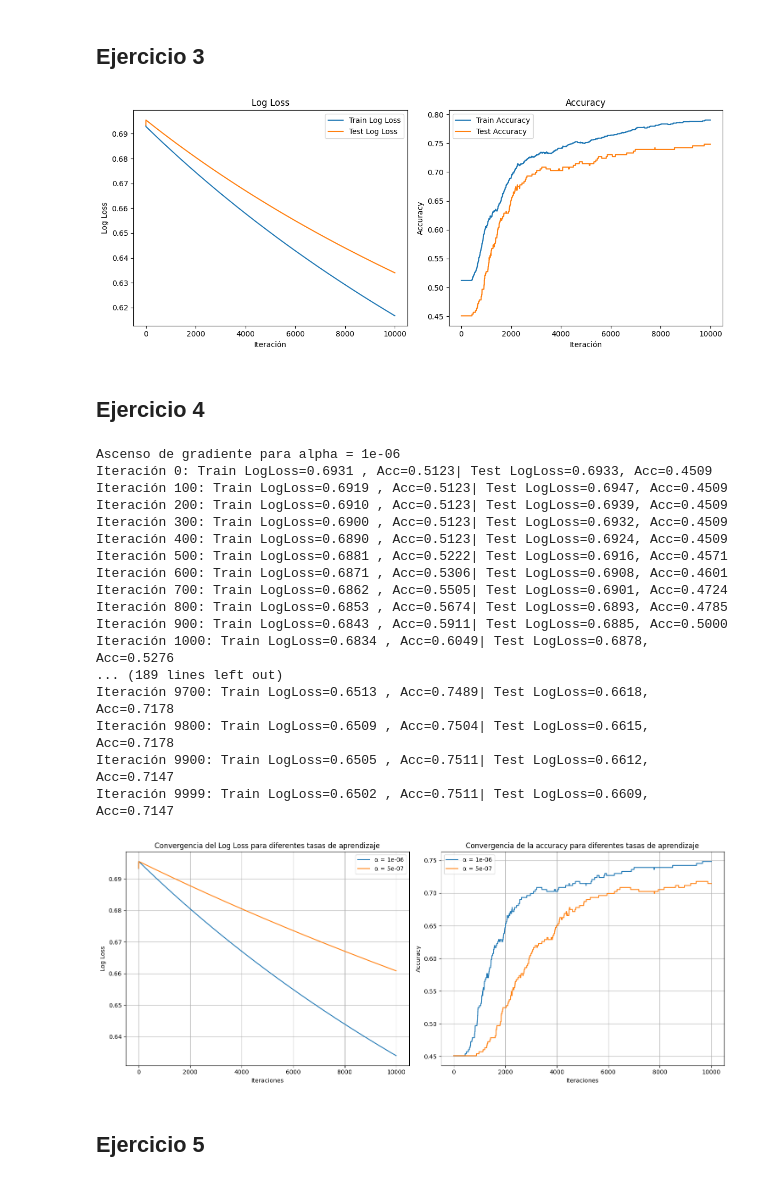
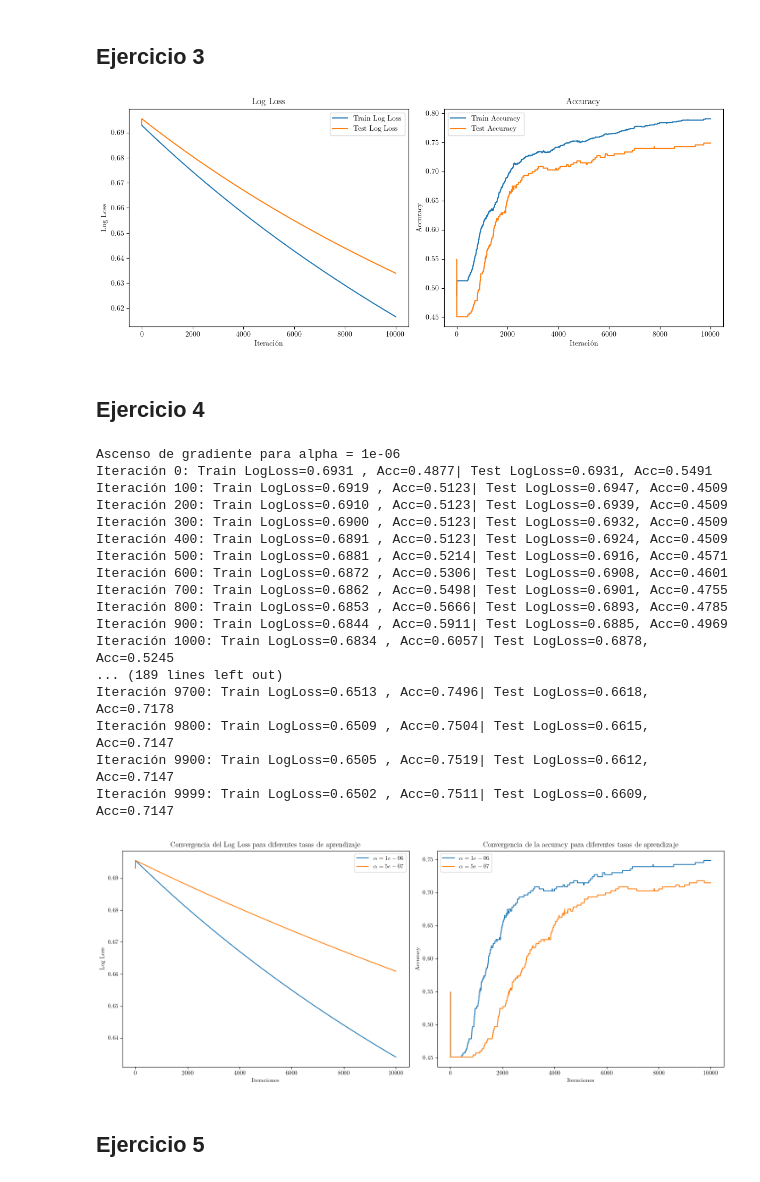
Before and after one commit to ngalindez/MET-TP2, a Jupyter notebook: codigo.ipynb, the cells around one changed output. Saved outputs shown, nothing was run; the diff lists cells and outputs as text; code cells hidden in the pictures.

```diff
--- a/codigo.ipynb
+++ b/codigo.ipynb
@@ -6,8 +8,8 @@ from process_images import *
 from numpy_to_pandas import numpy_to_pandas_dataset
 from utils import *
 
-# plt.rc('text', usetex=True)
-# plt.rc('font', family='serif')
+plt.rc('text', usetex=True)
+plt.rc('font', family='serif')
 # %%
 %load_ext autoreload
 %autoreload 2
@@ -264,0 +307,39 @@ Here is the full command invocation and its output:
+# %%
+# Valores de alpha a comparar
+valores_alpha = [1e-6, 1e-5, 5e-5]
+alpha_mse_lists = []
+alpha_acc_lists = []
+num_it = 10000
+
+for alpha in valores_alpha:
+    print(f"\nDescenso de gradiente para alpha = {alpha}")
+    w_final, b_final, metrics = gradient_descent(X_train_norm, y_train, X_test_norm, y_test, alpha=alpha, num_it=num_it)
+    alpha_mse_lists.append(metrics['test_mse_list'])
+    alpha_acc_lists.append(metrics['test_acc_list'])
+
+# Graficar resultados
+import matplotlib.pyplot as plt
+
+plt.figure(figsize=(15, 6))
+
+# MSE
+plt.subplot(1, 2, 1)
+for i, alpha in enumerate(valores_alpha):
+    plt.plot(alpha_mse_lists[i], label=f'$\\alpha = {alpha}$')
+plt.xlabel('Iteraciones')
+plt.ylabel('MSE')
+plt.title('MSE para tasas de aprendizaje')
+plt.legend()
+
+# Accuracy
+plt.subplot(1, 2, 2)
+for i, alpha in enumerate(valores_alpha):
+    plt.plot(alpha_acc_lists[i], label=f'$\\alpha = {alpha}$')
+plt.xlabel('Iteraciones')
+plt.ylabel('Accuracy')
+plt.title('Accuracy para tasas de aprendizaje')
+plt.legend()
+
+plt.tight_layout()
+plt.savefig('graficos/6.png', dpi=300)
+plt.show()
@@ -532,9 +632,9 @@ Iteración 9999: Train LogLoss=0.6167 , Acc=0.7902| Test LogLoss=0.6340, Acc=0.7
 # %% [markdown]
 ## Ejercicio 3
 # %%
-plot_metrics(metrics, save_path='graficos/9.png')
+plot_metrics(metrics, save_path='graficos/11.png')
 # %% [output]
-[figure, old version]
+[figure, new version]
 # %% [markdown]
 ## Ejercicio 4
 # %%
@@ -555,44 +655,42 @@ plt.figure(figsize=(15, 6))
 # Graficamos convergencia del Log Loss
 plt.subplot(1, 2, 1)
 for i, alpha in enumerate(valores_alpha):
-    plt.plot(alpha_log_loss_lists[i], label=f'α = {alpha}')
+    plt.plot(alpha_log_loss_lists[i], label=f'$\\alpha = {alpha}$')
 plt.xlabel('Iteraciones')
 plt.ylabel('Log Loss')
 plt.title('Convergencia del Log Loss para diferentes tasas de aprendizaje')
 plt.legend()
-plt.grid(True)
 
 # Graficamos convergencia de accuracy
 plt.subplot(1, 2, 2)
 for i, alpha in enumerate(valores_alpha):
-    plt.plot(alpha_acc_lists[i], label=f'α = {alpha}')
+    plt.plot(alpha_acc_lists[i], label=f'$\\alpha = {alpha}$')
 plt.xlabel('Iteraciones')
 plt.ylabel('Accuracy')
 plt.title('Convergencia de la accuracy para diferentes tasas de aprendizaje')
 plt.legend()
-plt.grid(True)
 
 plt.tight_layout()
-plt.savefig('graficos/10.png', dpi=300)
+plt.savefig('graficos/12.png', dpi=300)
 plt.show()
 # %% [output]
 Ascenso de gradiente para alpha = 1e-06
-Iteración 0: Train LogLoss=0.6931 , Acc=0.5123| Test LogLoss=0.6933, Acc=0.4509
+Iteración 0: Train LogLoss=0.6931 , Acc=0.4877| Test LogLoss=0.6931, Acc=0.5491
 Iteración 100: Train LogLoss=0.6919 , Acc=0.5123| Test LogLoss=0.6947, Acc=0.4509
 Iteración 200: Train LogLoss=0.6910 , Acc=0.5123| Test LogLoss=0.6939, Acc=0.4509
 Iteración 300: Train LogLoss=0.6900 , Acc=0.5123| Test LogLoss=0.6932, Acc=0.4509
-Iteración 400: Train LogLoss=0.6890 , Acc=0.5123| Test LogLoss=0.6924, Acc=0.4509
-Iteración 500: Train LogLoss=0.6881 , Acc=0.5222| Test LogLoss=0.6916, Acc=0.4571
-Iteración 600: Train LogLoss=0.6871 , Acc=0.5306| Test LogLoss=0.6908, Acc=0.4601
-Iteración 700: Train LogLoss=0.6862 , Acc=0.5505| Test LogLoss=0.6901, Acc=0.4724
-Iteración 800: Train LogLoss=0.6853 , Acc=0.5674| Test LogLoss=0.6893, Acc=0.4785
-Iteración 900: Train LogLoss=0.6843 , Acc=0.5911| Test LogLoss=0.6885, Acc=0.5000
-Iteración 1000: Train LogLoss=0.6834 , Acc=0.6049| Test LogLoss=0.6878, Acc=0.5276
+Iteración 400: Train LogLoss=0.6891 , Acc=0.5123| Test LogLoss=0.6924, Acc=0.4509
+Iteración 500: Train LogLoss=0.6881 , Acc=0.5214| Test LogLoss=0.6916, Acc=0.4571
+Iteración 600: Train LogLoss=0.6872 , Acc=0.5306| Test LogLoss=0.6908, Acc=0.4601
+Iteración 700: Train LogLoss=0.6862 , Acc=0.5498| Test LogLoss=0.6901, Acc=0.4755
+Iteración 800: Train LogLoss=0.6853 , Acc=0.5666| Test LogLoss=0.6893, Acc=0.4785
+Iteración 900: Train LogLoss=0.6844 , Acc=0.5911| Test LogLoss=0.6885, Acc=0.4969
+Iteración 1000: Train LogLoss=0.6834 , Acc=0.6057| Test LogLoss=0.6878, Acc=0.5245
 ... (189 lines left out)
-Iteración 9700: Train LogLoss=0.6513 , Acc=0.7489| Test LogLoss=0.6618, Acc=0.7178
-Iteración 9800: Train LogLoss=0.6509 , Acc=0.7504| Test LogLoss=0.6615, Acc=0.7178
-Iteración 9900: Train LogLoss=0.6505 , Acc=0.7511| Test LogLoss=0.6612, Acc=0.7147
+Iteración 9700: Train LogLoss=0.6513 , Acc=0.7496| Test LogLoss=0.6618, Acc=0.7178
+Iteración 9800: Train LogLoss=0.6509 , Acc=0.7504| Test LogLoss=0.6615, Acc=0.7147
+Iteración 9900: Train LogLoss=0.6505 , Acc=0.7519| Test LogLoss=0.6612, Acc=0.7147
 Iteración 9999: Train LogLoss=0.6502 , Acc=0.7511| Test LogLoss=0.6609, Acc=0.7147
-[figure, old version]
+[figure, new version]
 # %% [markdown]
 ## Ejercicio 5
```
Also changed, not shown: parts of 10 cells of this notebook, 13 other files.
